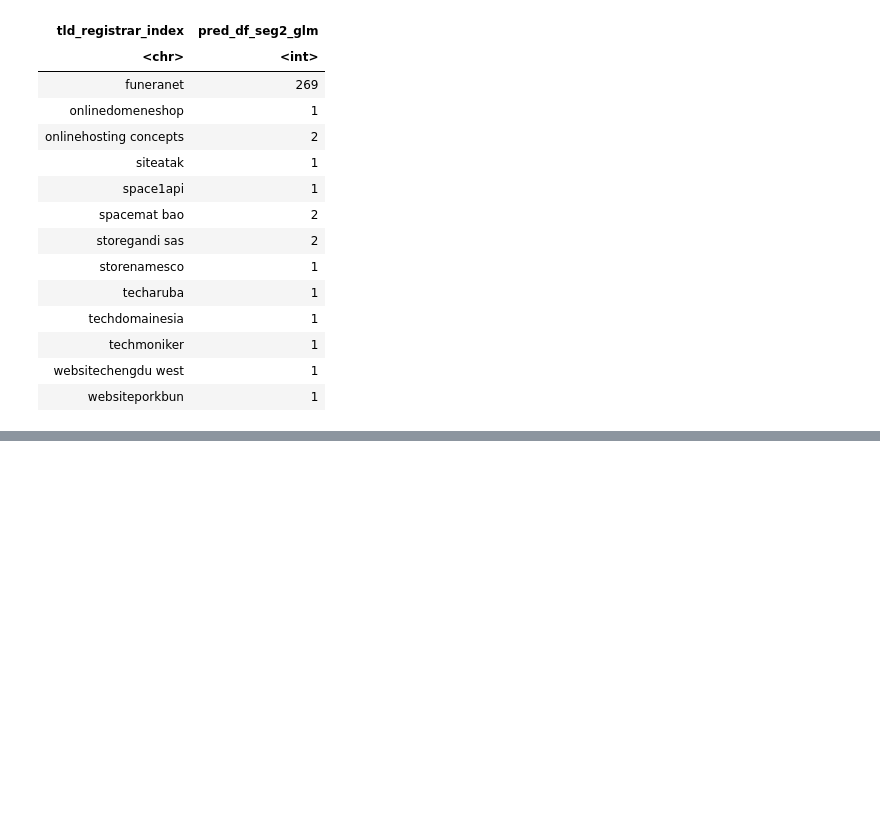
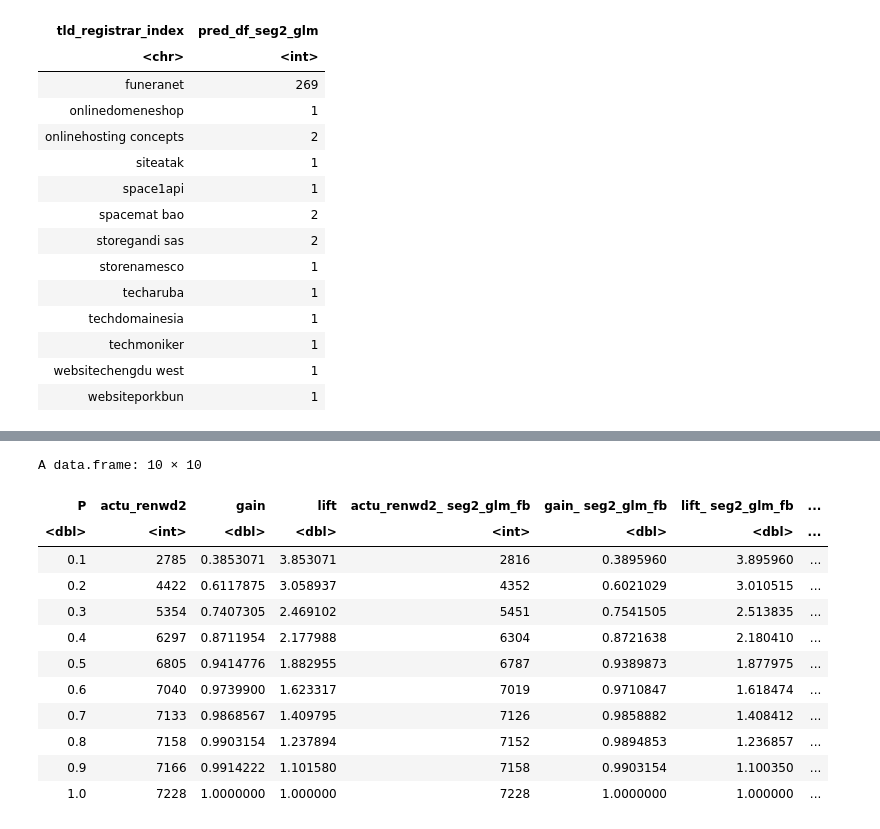
Before and after one commit to liouviaglou/Domains, a Jupyter notebook: scripts/phaseII_06/05_fallback_meta.ipynb, the cells around one changed output, grey strips where cells are left out. Saved outputs shown, nothing was run; the diff lists cells and outputs as text; code cells hidden in the pictures; blank space fills up the shorter version.

```diff
--- a/scripts/phaseII_06/05_fallback_meta.ipynb
+++ b/scripts/phaseII_06/05_fallback_meta.ipynb
@@ -964,0 +1538,2 @@ expiry_test_predictions %>% filter(tld_registrar_index==)
+# %%
+expiry_test_metametrics_sub_imp <- missRanger(expiry_test_metametrics_sub, num.trees = 100)
@@ -964,0 +2074,16 @@ expiry_test_predictions %>% filter(tld_registrar_index==)
+# %%
+lift_df
+# %% [output]
+A data.frame: 10 × 10
+| P | actu_renwd2 | gain | lift | actu_renwd2_ seg2_glm_fb | gain_ seg2_glm_fb | lift_ seg2_glm_fb | ... |
+| <dbl> | <int> | <dbl> | <dbl> | <int> | <dbl> | <dbl> | ... |
+| 0.1 | 2785 | 0.3853071 | 3.853071 | 2816 | 0.3895960 | 3.895960 | ... |
+| 0.2 | 4422 | 0.6117875 | 3.058937 | 4352 | 0.6021029 | 3.010515 | ... |
+| 0.3 | 5354 | 0.7407305 | 2.469102 | 5451 | 0.7541505 | 2.513835 | ... |
+| 0.4 | 6297 | 0.8711954 | 2.177988 | 6304 | 0.8721638 | 2.180410 | ... |
+| 0.5 | 6805 | 0.9414776 | 1.882955 | 6787 | 0.9389873 | 1.877975 | ... |
+| 0.6 | 7040 | 0.9739900 | 1.623317 | 7019 | 0.9710847 | 1.618474 | ... |
+| 0.7 | 7133 | 0.9868567 | 1.409795 | 7126 | 0.9858882 | 1.408412 | ... |
+| 0.8 | 7158 | 0.9903154 | 1.237894 | 7152 | 0.9894853 | 1.236857 | ... |
+| 0.9 | 7166 | 0.9914222 | 1.101580 | 7158 | 0.9903154 | 1.100350 | ... |
+| 1.0 | 7228 | 1.0000000 | 1.000000 | 7228 | 1.0000000 | 1.000000 | ... |
```
Also changed, not shown: parts of 98 cells of this notebook, 1 other file.
